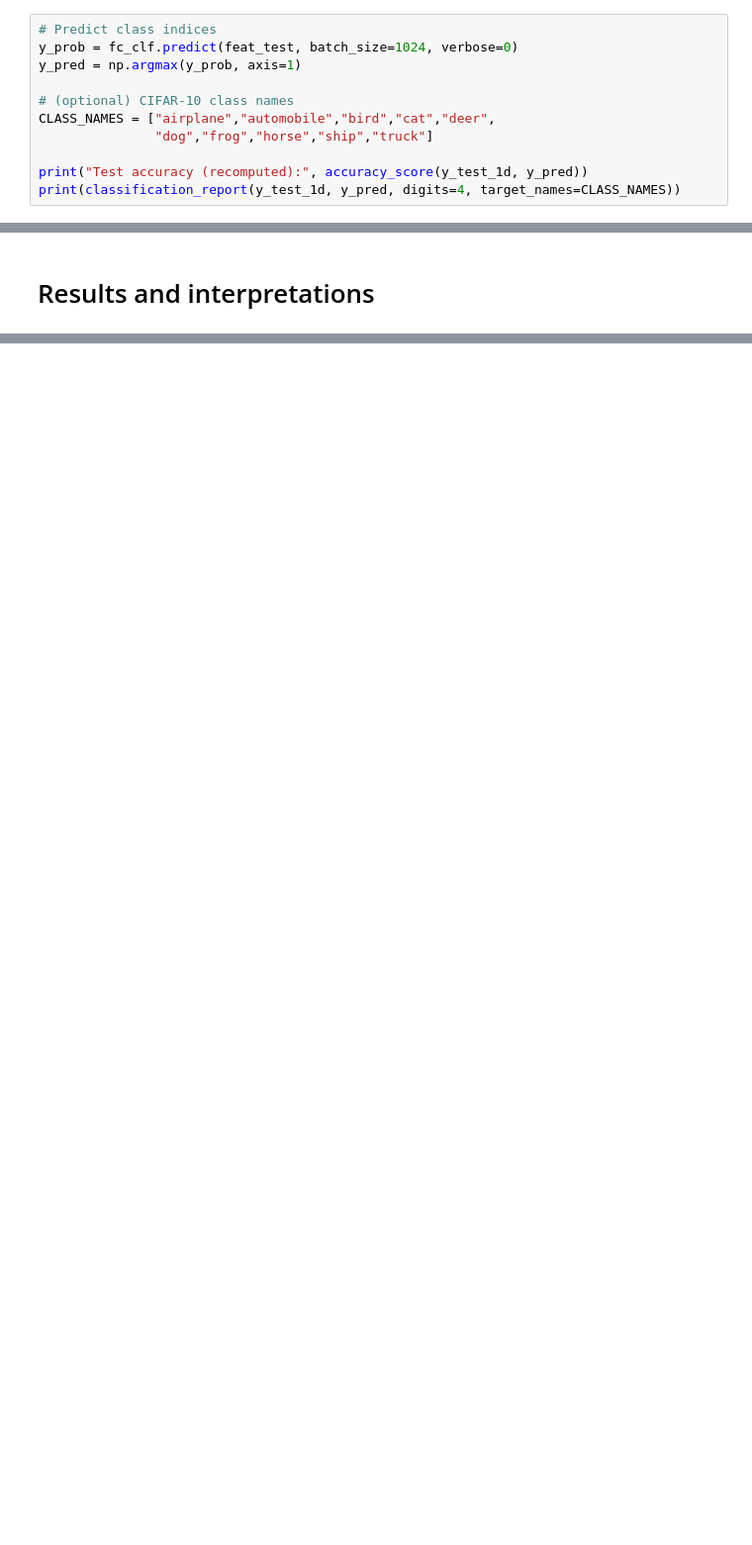
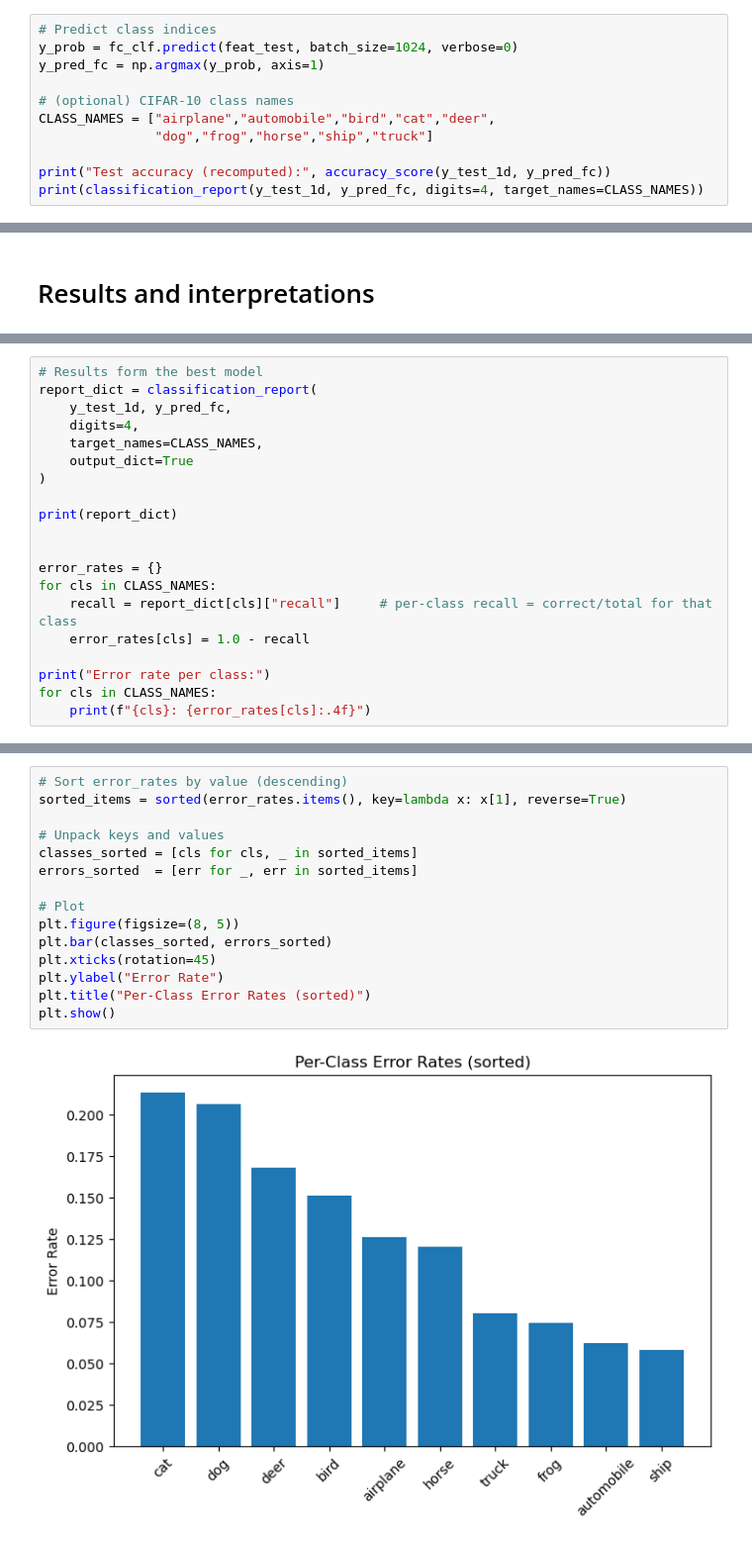
Before and after one commit to elfreyer/project_module_2, a Jupyter notebook: notebooks/01_ae_network_feature_extractor_20250901.ipynb, the cells around one changed output, grey strips where cells are left out. Shown at 99% size. Drawn from its saved outputs; the diff is of its cells as text; blank space fills up the shorter version.

```diff
--- a/notebooks/01_ae_network_feature_extractor_20250901.ipynb
+++ b/notebooks/01_ae_network_feature_extractor_20250901.ipynb
@@ -552,12 +594,12 @@ weighted avg     0.8814    0.8802    0.8804     10000
 # %%
 # Predict class indices
 y_prob = fc_clf.predict(feat_test, batch_size=1024, verbose=0)
-y_pred = np.argmax(y_prob, axis=1)
+y_pred_fc = np.argmax(y_prob, axis=1)
 
 # (optional) CIFAR-10 class names
 CLASS_NAMES = ["airplane","automobile","bird","cat","deer",
                "dog","frog","horse","ship","truck"]
 
-print("Test accuracy (recomputed):", accuracy_score(y_test_1d, y_pred))
-print(classification_report(y_test_1d, y_pred, digits=4, target_names=CLASS_NAMES))
+print("Test accuracy (recomputed):", accuracy_score(y_test_1d, y_pred_fc))
+print(classification_report(y_test_1d, y_pred_fc, digits=4, target_names=CLASS_NAMES))
 # %% [output]
@@ -582,0 +627,20 @@ weighted avg     0.8784    0.8778    0.8779     10000
+# %%
+# Results form the best model
+report_dict = classification_report(
+    y_test_1d, y_pred_fc,
+    digits=4,
+    target_names=CLASS_NAMES,
+    output_dict=True
+)
+
+print(report_dict)
+
+
+error_rates = {}
+for cls in CLASS_NAMES:
+    recall = report_dict[cls]["recall"]     # per-class recall = correct/total for that class
+    error_rates[cls] = 1.0 - recall
+
+print("Error rate per class:")
+for cls in CLASS_NAMES:
+    print(f"{cls}: {error_rates[cls]:.4f}")
@@ -582,0 +660,17 @@ weighted avg     0.8784    0.8778    0.8779     10000
+# %%
+# Sort error_rates by value (descending)
+sorted_items = sorted(error_rates.items(), key=lambda x: x[1], reverse=True)
+
+# Unpack keys and values
+classes_sorted = [cls for cls, _ in sorted_items]
+errors_sorted  = [err for _, err in sorted_items]
+
+# Plot
+plt.figure(figsize=(8, 5))
+plt.bar(classes_sorted, errors_sorted)
+plt.xticks(rotation=45)
+plt.ylabel("Error Rate")
+plt.title("Per-Class Error Rates (sorted)")
+plt.show()
+# %% [output]
+[figure, added]
```
Also changed, not shown: parts of 17 cells of this notebook.
